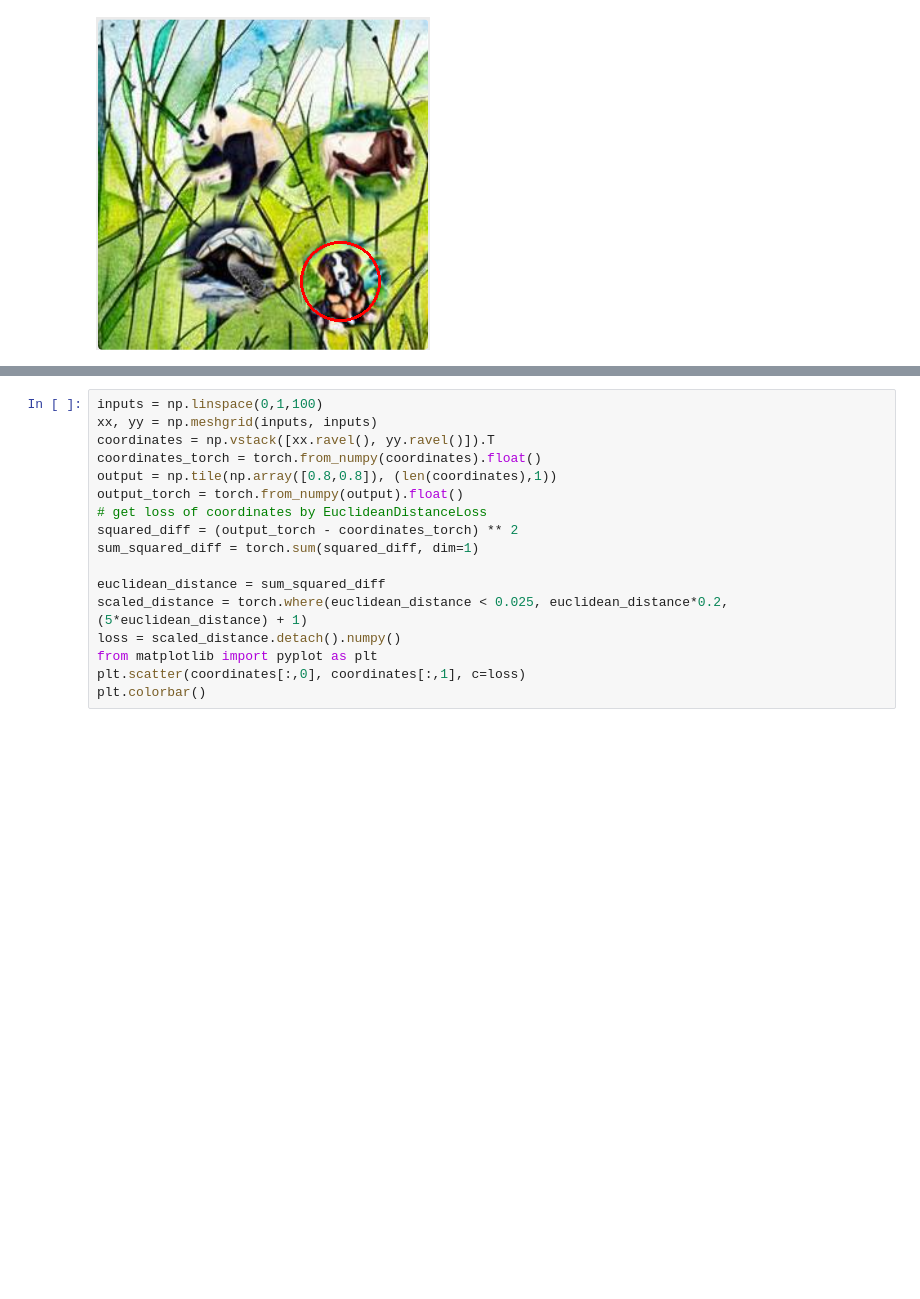
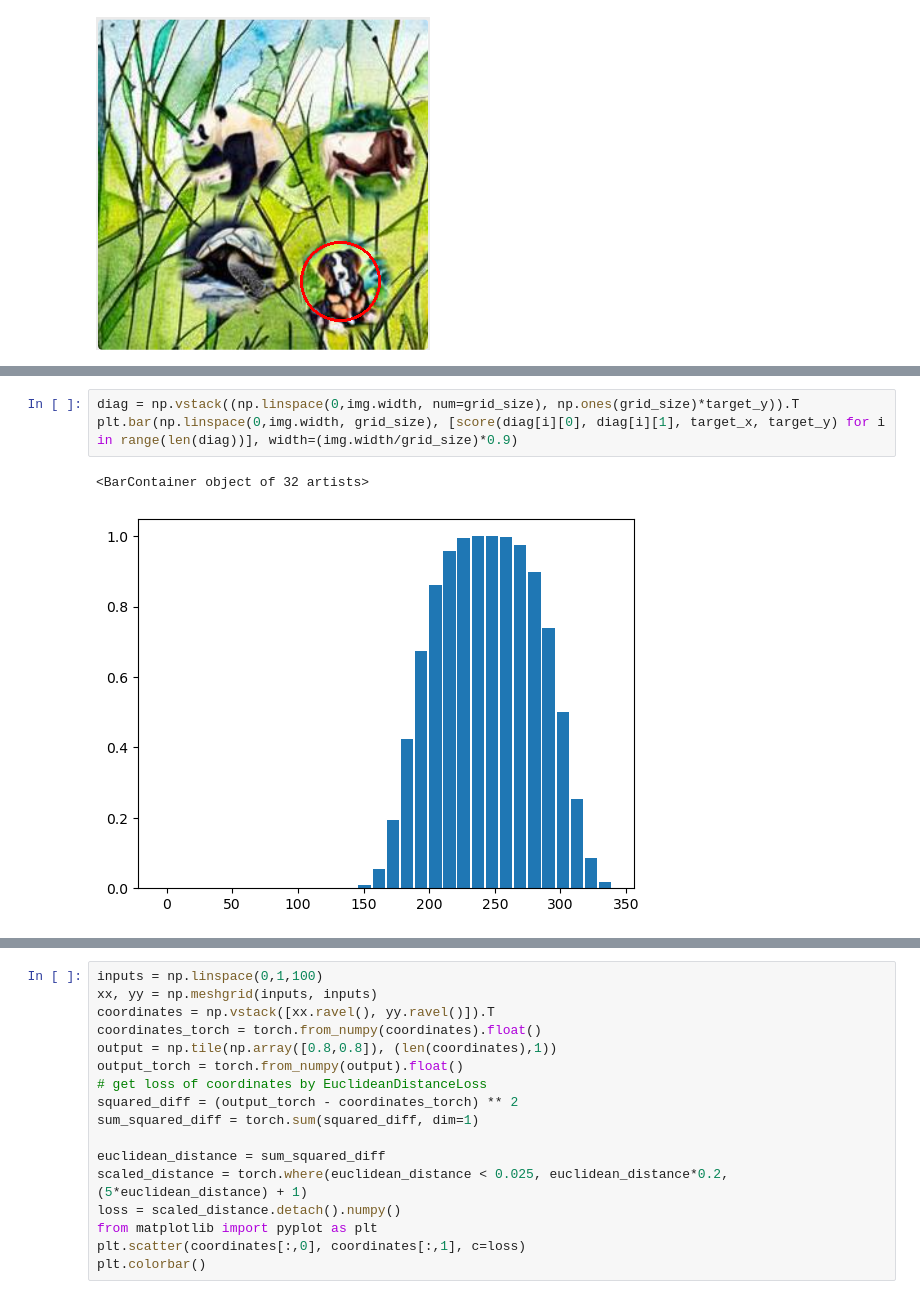
Before and after one commit to xTerradon/hcaptcha-solver, a Jupyter notebook: dev/v2solver/v2_main.ipynb, the cells around one changed output, grey strips where cells are left out. Saved outputs shown, nothing was run; the diff lists cells and outputs as text; blank space fills up the shorter version.

```diff
--- a/dev/v2solver/v2_main.ipynb
+++ b/dev/v2solver/v2_main.ipynb
@@ -66,3 +68,9 @@ plt.colorbar()
+# %%
+diag = np.vstack((np.linspace(0,img.width, num=grid_size), np.ones(grid_size)*target_y)).T
+plt.bar(np.linspace(0,img.width, grid_size), [score(diag[i][0], diag[i][1], target_x, target_y) for i in range(len(diag))], width=(img.width/grid_size)*0.9)
+# %% [output]
+<BarContainer object of 32 artists>
+[figure, added]
 # %%
 pred = model.predict_pil(images)
 pred
```
Also changed, not shown: parts of 6 cells of this notebook, 1 other file.
